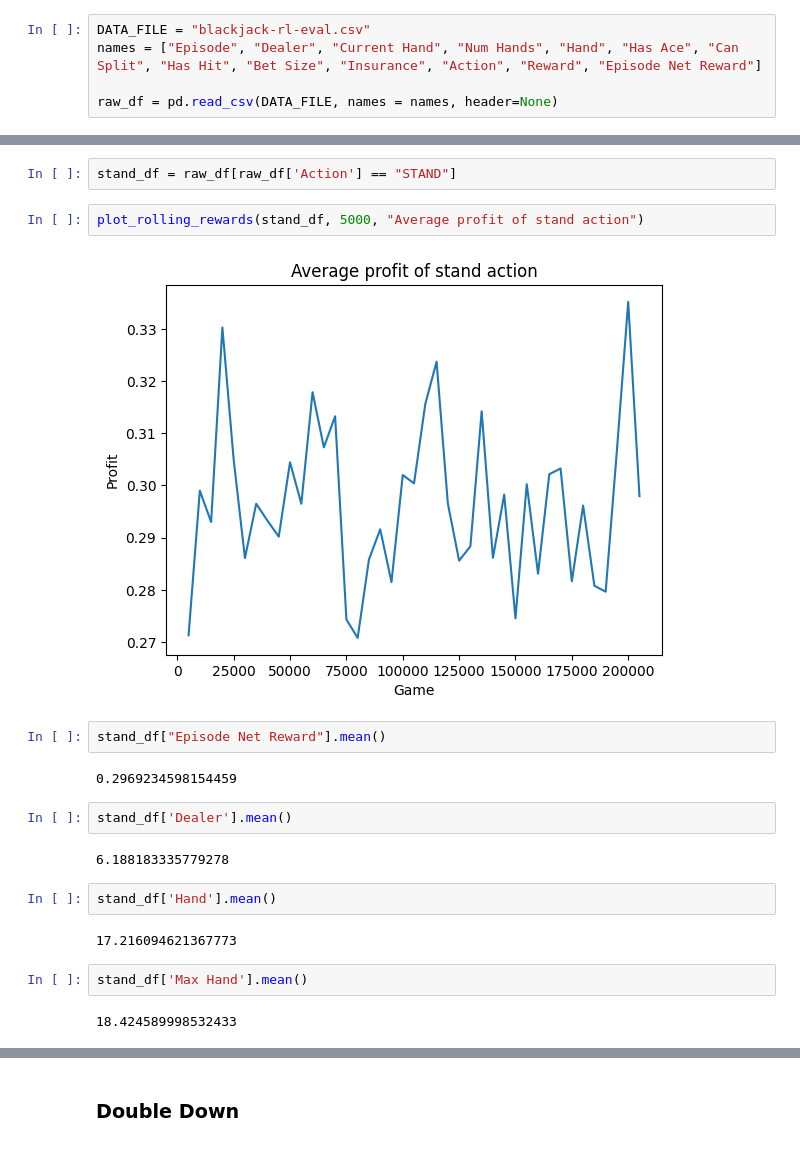
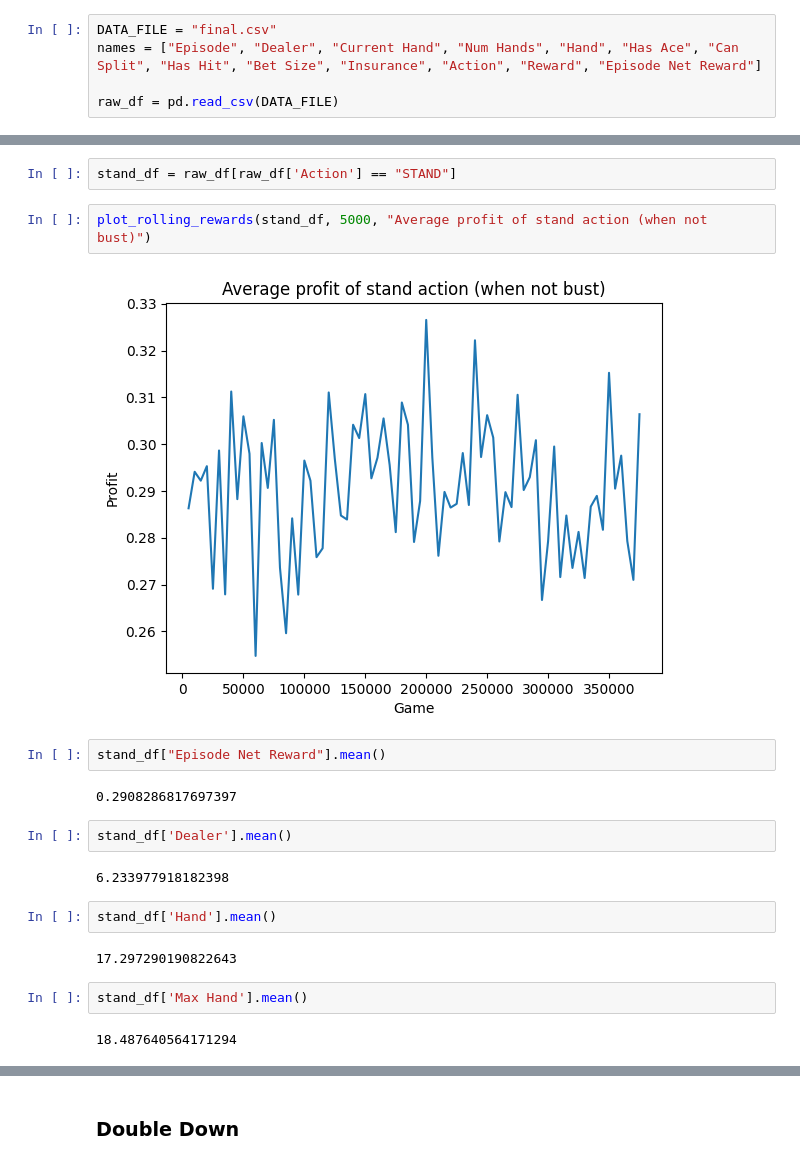
Before and after one commit to tuneerroy/rl-blackjack, a Jupyter notebook: Blackjack_RL.ipynb, the cells around one changed output, grey strips where cells are left out. Cells and saved outputs as stored; diff of their text form.

```diff
--- a/Blackjack_RL.ipynb
+++ b/Blackjack_RL.ipynb
@@ -14,8 +5,8 @@ pd.read_csv("blackjack-rl.csv").head()
 # %%
-DATA_FILE = "blackjack-rl-eval.csv"
+DATA_FILE = "final.csv"
 names = ["Episode", "Dealer", "Current Hand", "Num Hands", "Hand", "Has Ace", "Can Split", "Has Hit", "Bet Size", "Insurance", "Action", "Reward", "Episode Net Reward"]
 
-raw_df = pd.read_csv(DATA_FILE, names = names, header=None)
+raw_df = pd.read_csv(DATA_FILE)
 # %%
 raw_df.head()
 # %% [output]
@@ -136,25 +169,25 @@ plot_proportion_hands(hit_df['Max Hand'].value_counts(), max_hands_df, "Hit acti
 # %%
 stand_df = raw_df[raw_df['Action'] == "STAND"]
 # %%
-plot_rolling_rewards(stand_df, 5000, "Average profit of stand action")
+plot_rolling_rewards(stand_df, 5000, "Average profit of stand action (when not bust)")
 # %% [output]
-[figure, old version]
+[figure, new version]
 # %%
 stand_df["Episode Net Reward"].mean()
 # %% [output]
-0.2969234598154459
+0.2908286817697397
 # %%
 stand_df['Dealer'].mean()
 # %% [output]
-6.188183335779278
+6.233977918182398
 # %%
 stand_df['Hand'].mean()
 # %% [output]
-17.216094621367773
+17.297290190822643
 # %%
 stand_df['Max Hand'].mean()
 # %% [output]
-18.424589998532433
+18.487640564171294
 # %%
 plot_proportion_hands(stand_df['Max Hand'].value_counts(), max_hands_df, "Stand action proportion")
 # %% [output]
```
Also changed, not shown: parts of 43 cells of this notebook.
